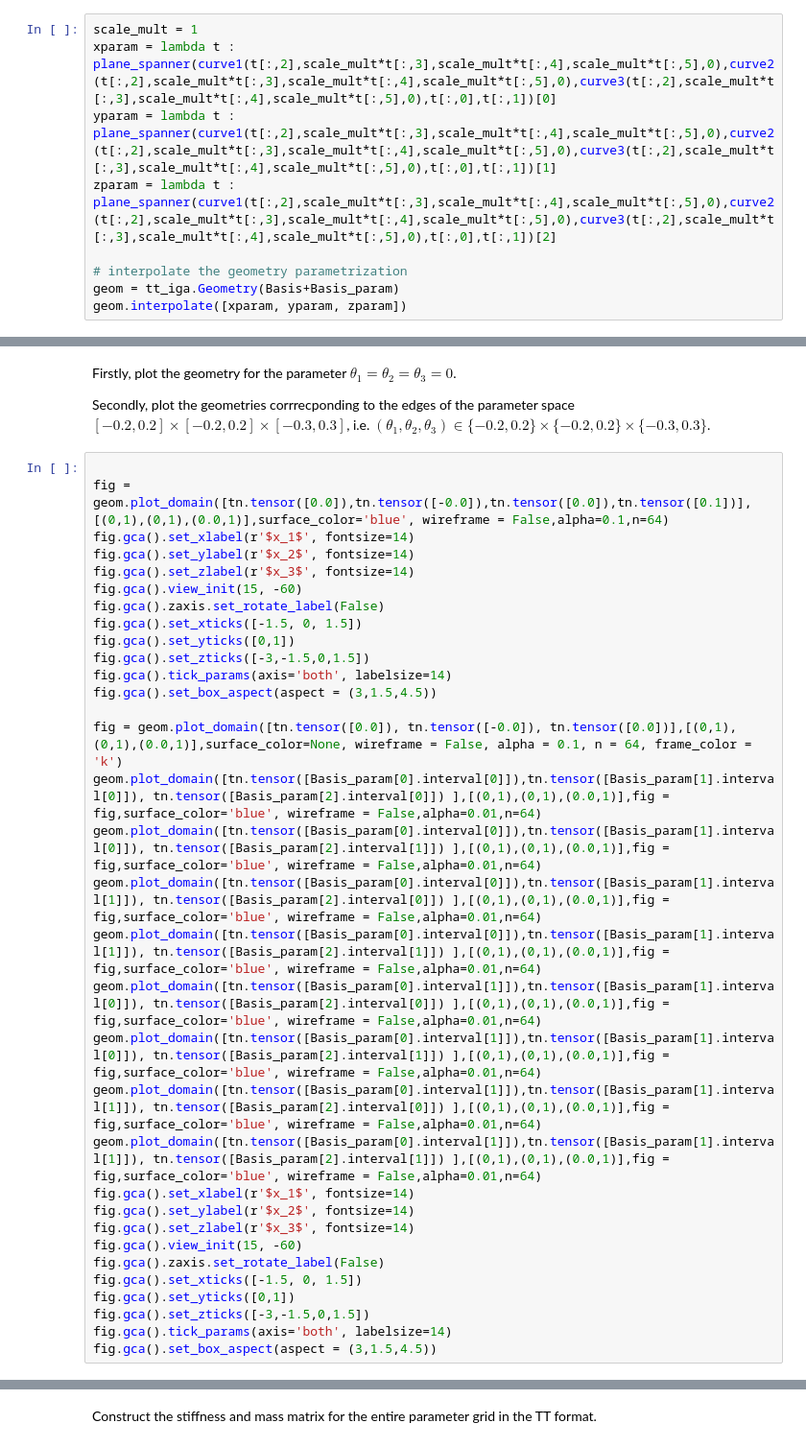
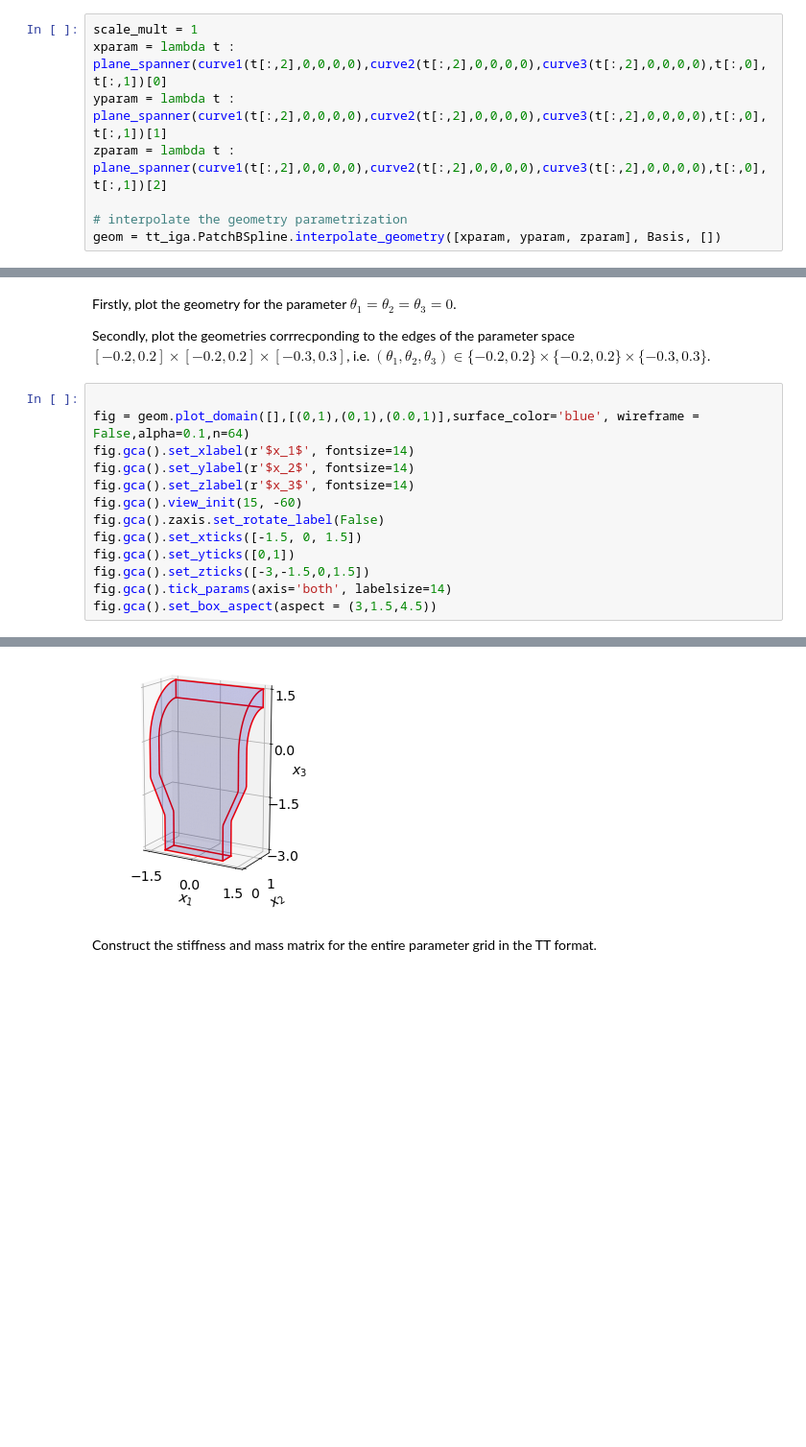
Before and after one commit to ion-g-ion/tt-iga, a Jupyter notebook: examples/waveguide.ipynb, the cells around one changed output, grey strips where cells are left out. Shown at 96% size. Saved outputs shown, nothing was run; the diff lists cells and outputs as text; blank space fills up the shorter version.

```diff
--- a/examples/waveguide.ipynb
+++ b/examples/waveguide.ipynb
@@ -93,10 +84,9 @@ Error:
 Define the parametrization and create the geometry object.
 # %%
 scale_mult = 1
-xparam = lambda t : plane_spanner(curve1(t[:,2],scale_mult*t[:,3],scale_mult*t[:,4],scale_mult*t[:,5],0),curve2(t[:,2],scale_mult*t[:,3],scale_mult*t[:,4],scale_mult*t[:,5],0),curve3(t[:,2],scale_mult*t[:,3],scale_mult*t[:,4],scale_mult*t[:,5],0),t[:,0],t[:,1])[0]
-yparam = lambda t : plane_spanner(curve1(t[:,2],scale_mult*t[:,3],scale_mult*t[:,4],scale_mult*t[:,5],0),curve2(t[:,2],scale_mult*t[:,3],scale_mult*t[:,4],scale_mult*t[:,5],0),curve3(t[:,2],scale_mult*t[:,3],scale_mult*t[:,4],scale_mult*t[:,5],0),t[:,0],t[:,1])[1]
-zparam = lambda t : plane_spanner(curve1(t[:,2],scale_mult*t[:,3],scale_mult*t[:,4],scale_mult*t[:,5],0),curve2(t[:,2],scale_mult*t[:,3],scale_mult*t[:,4],scale_mult*t[:,5],0),curve3(t[:,2],scale_mult*t[:,3],scale_mult*t[:,4],scale_mult*t[:,5],0),t[:,0],t[:,1])[2]
+xparam = lambda t : plane_spanner(curve1(t[:,2],0,0,0,0),curve2(t[:,2],0,0,0,0),curve3(t[:,2],0,0,0,0),t[:,0],t[:,1])[0]
+yparam = lambda t : plane_spanner(curve1(t[:,2],0,0,0,0),curve2(t[:,2],0,0,0,0),curve3(t[:,2],0,0,0,0),t[:,0],t[:,1])[1]
+zparam = lambda t : plane_spanner(curve1(t[:,2],0,0,0,0),curve2(t[:,2],0,0,0,0),curve3(t[:,2],0,0,0,0),t[:,0],t[:,1])[2]
 
 # interpolate the geometry parametrization
-geom = tt_iga.Geometry(Basis+Basis_param)
-geom.interpolate([xparam, yparam, zparam])
+geom = tt_iga.PatchBSpline.interpolate_geometry([xparam, yparam, zparam], Basis, [])
@@ -108,7 +96,7 @@ Firstly, plot the  geometry for the parameter $\theta_1 = \theta_2 = \theta_3 =
 Secondly, plot the geometries corrrecponding to the edges of the parameter space $[-0.2,0.2] \times [-0.2,0.2] \times [-0.3,0.3]$, i.e. $(\theta_1,\theta_2,\theta_3) \in \{-0.2,0.2\} \times \{-0.2,0.2\} \times \{-0.3,0.3\}$.
 # %%
 
-fig = geom.plot_domain([tn.tensor([0.0]),tn.tensor([-0.0]),tn.tensor([0.0]),tn.tensor([0.1])],[(0,1),(0,1),(0.0,1)],surface_color='blue', wireframe = False,alpha=0.1,n=64)
+fig = geom.plot_domain([],[(0,1),(0,1),(0.0,1)],surface_color='blue', wireframe = False,alpha=0.1,n=64)
 fig.gca().set_xlabel(r'$x_1$', fontsize=14)
 fig.gca().set_ylabel(r'$x_2$', fontsize=14)
 fig.gca().set_zlabel(r'$x_3$', fontsize=14)
@@ -119,24 +107,4 @@ fig.gca().set_yticks([0,1])
 fig.gca().set_zticks([-3,-1.5,0,1.5])
 fig.gca().tick_params(axis='both', labelsize=14)
 fig.gca().set_box_aspect(aspect = (3,1.5,4.5))
-
-fig = geom.plot_domain([tn.tensor([0.0]), tn.tensor([-0.0]), tn.tensor([0.0])],[(0,1),(0,1),(0.0,1)],surface_color=None, wireframe = False, alpha = 0.1, n = 64, frame_color = 'k')
-geom.plot_domain([tn.tensor([Basis_param[0].interval[0]]),tn.tensor([Basis_param[1].interval[0]]), tn.tensor([Basis_param[2].interval[0]]) ],[(0,1),(0,1),(0.0,1)],fig = fig,surface_color='blue', wireframe = False,alpha=0.01,n=64)
-geom.plot_domain([tn.tensor([Basis_param[0].interval[0]]),tn.tensor([Basis_param[1].interval[0]]), tn.tensor([Basis_param[2].interval[1]]) ],[(0,1),(0,1),(0.0,1)],fig = fig,surface_color='blue', wireframe = False,alpha=0.01,n=64)
-geom.plot_domain([tn.tensor([Basis_param[0].interval[0]]),tn.tensor([Basis_param[1].interval[1]]), tn.tensor([Basis_param[2].interval[0]]) ],[(0,1),(0,1),(0.0,1)],fig = fig,surface_color='blue', wireframe = False,alpha=0.01,n=64)
-geom.plot_domain([tn.tensor([Basis_param[0].interval[0]]),tn.tensor([Basis_param[1].interval[1]]), tn.tensor([Basis_param[2].interval[1]]) ],[(0,1),(0,1),(0.0,1)],fig = fig,surface_color='blue', wireframe = False,alpha=0.01,n=64)
-geom.plot_domain([tn.tensor([Basis_param[0].interval[1]]),tn.tensor([Basis_param[1].interval[0]]), tn.tensor([Basis_param[2].interval[0]]) ],[(0,1),(0,1),(0.0,1)],fig = fig,surface_color='blue', wireframe = False,alpha=0.01,n=64)
-geom.plot_domain([tn.tensor([Basis_param[0].interval[1]]),tn.tensor([Basis_param[1].interval[0]]), tn.tensor([Basis_param[2].interval[1]]) ],[(0,1),(0,1),(0.0,1)],fig = fig,surface_color='blue', wireframe = False,alpha=0.01,n=64)
-geom.plot_domain([tn.tensor([Basis_param[0].interval[1]]),tn.tensor([Basis_param[1].interval[1]]), tn.tensor([Basis_param[2].interval[0]]) ],[(0,1),(0,1),(0.0,1)],fig = fig,surface_color='blue', wireframe = False,alpha=0.01,n=64)
-geom.plot_domain([tn.tensor([Basis_param[0].interval[1]]),tn.tensor([Basis_param[1].interval[1]]), tn.tensor([Basis_param[2].interval[1]]) ],[(0,1),(0,1),(0.0,1)],fig = fig,surface_color='blue', wireframe = False,alpha=0.01,n=64)
-fig.gca().set_xlabel(r'$x_1$', fontsize=14)
-fig.gca().set_ylabel(r'$x_2$', fontsize=14)
-fig.gca().set_zlabel(r'$x_3$', fontsize=14)
-fig.gca().view_init(15, -60)
-fig.gca().zaxis.set_rotate_label(False)
-fig.gca().set_xticks([-1.5, 0, 1.5])
-fig.gca().set_yticks([0,1])
-fig.gca().set_zticks([-3,-1.5,0,1.5])
-fig.gca().tick_params(axis='both', labelsize=14)
-fig.gca().set_box_aspect(aspect = (3,1.5,4.5))
 # %% [output]
@@ -144,3 +111,4 @@ Error:
+[figure, added]
 # %% [markdown]
 Construct the stiffness and mass matrix for the entire parameter grid in the TT format.
 # %%
```
Also changed, not shown: parts of 14 cells of this notebook, 19 other files.
